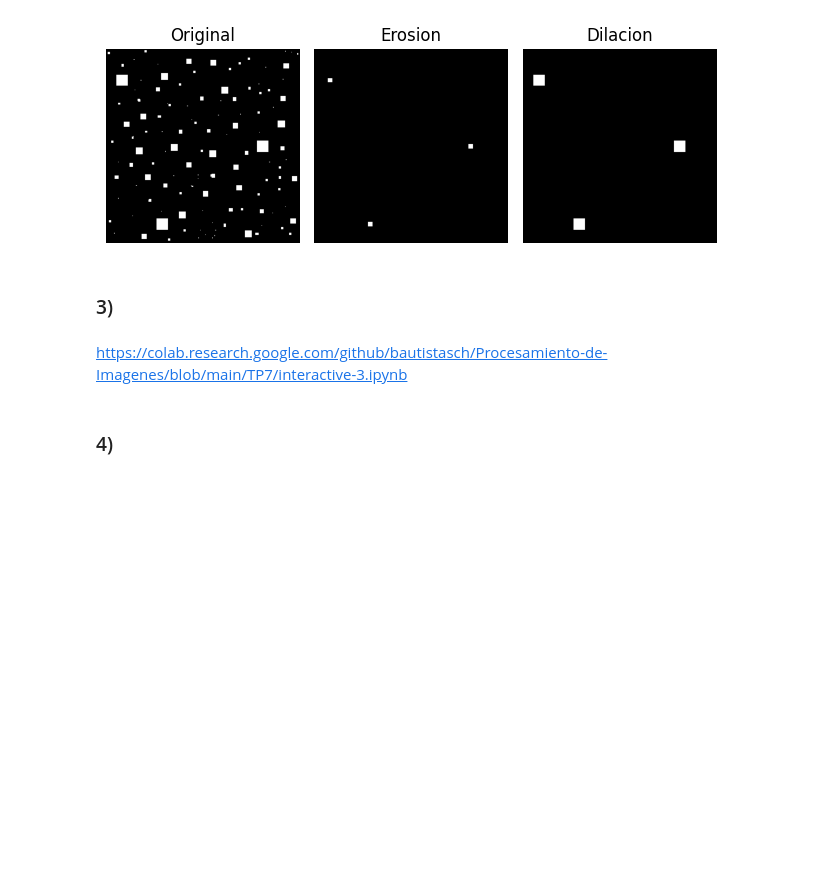
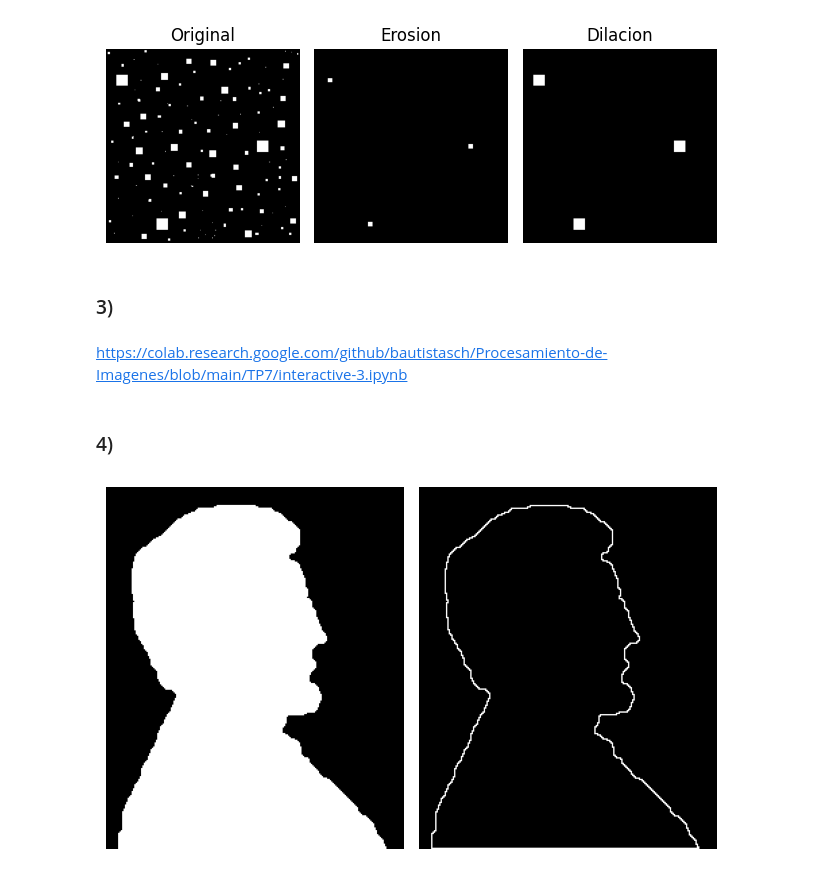
Before and after one commit to bautistasch/Procesamiento-de-Imagenes, a Jupyter notebook: TP7/notebook.ipynb, the cells around one changed output. Drawn from its saved outputs; the diff is of its cells as text; code cells hidden in the pictures; blank space fills up the shorter version.

```diff
--- a/TP7/notebook.ipynb
+++ b/TP7/notebook.ipynb
@@ -87,3 +87,9 @@ show_side_by_side([noisy_squares, eroded, dilated], ["Original", "Erosion", "Dil
 https://colab.research.google.com/github/bautistasch/Procesamiento-de-Imagenes/blob/main/TP7/interactive-3.ipynb
 # %% [markdown]
 ### 4)
+# %%
+border = lincoln & ~erode(lincoln, np.ones((3, 3), dtype=bool))
+
+show_side_by_side([lincoln, border])
+# %% [output]
+[figure, added]
```
